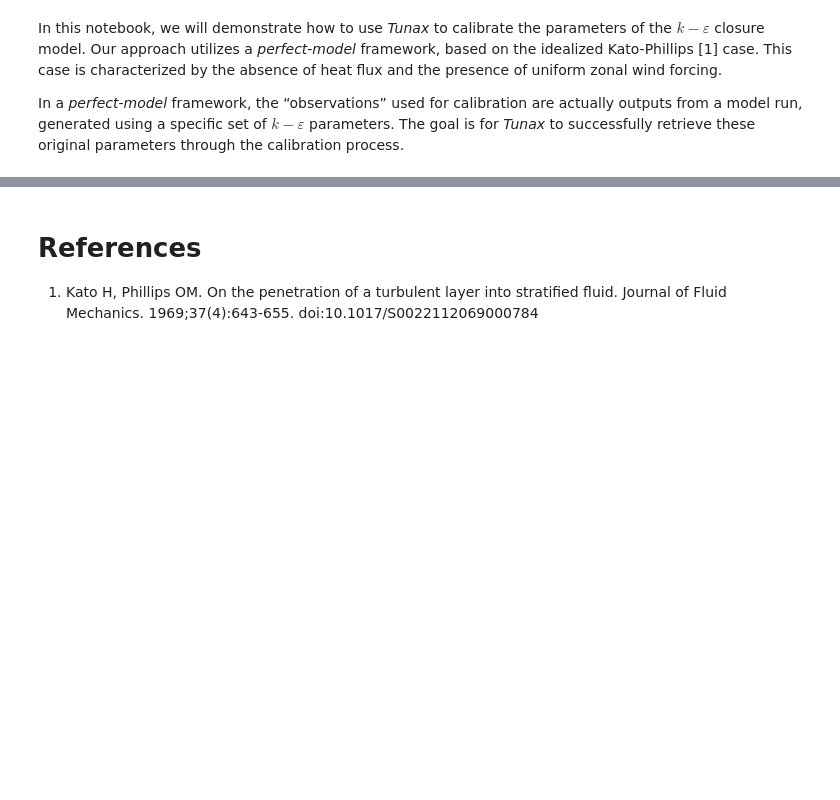
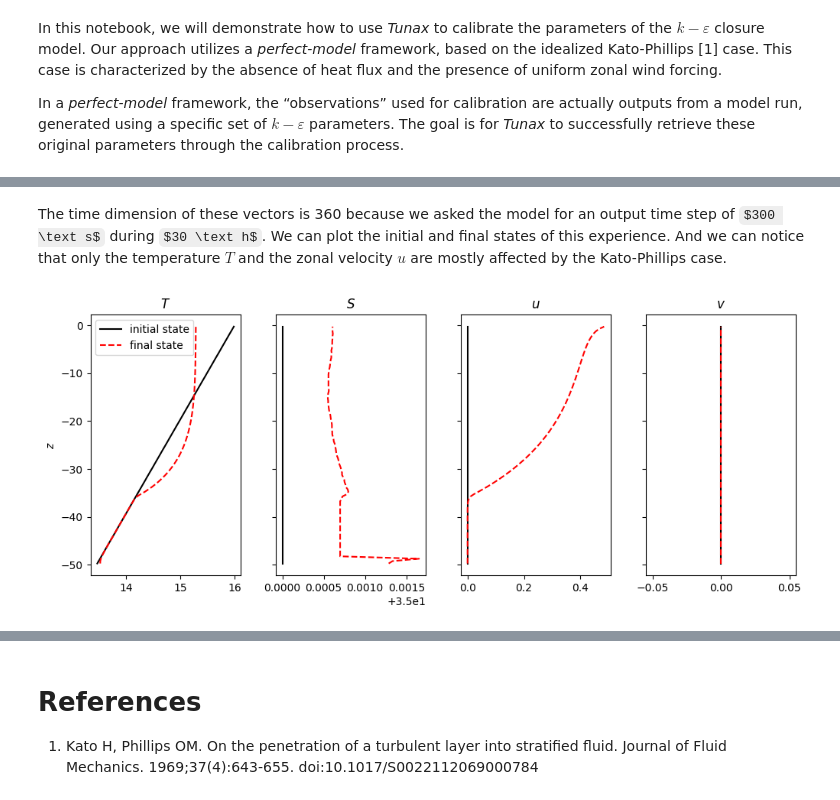
Before and after one commit to meom-group/tunax, a Jupyter notebook: notebooks/k-epsilon_Kato-Phillips.ipynb, the cells around one changed output, grey strips where cells are left out. Cells and saved outputs as stored; diff of their text form; code cells hidden in the pictures; some formulas as TeX source; blank space fills up the shorter version.

```diff
--- a/notebooks/k-epsilon_Kato-Phillips.ipynb
+++ b/notebooks/k-epsilon_Kato-Phillips.ipynb
@@ -27,0 +18,3 @@ model = SingleColumnModel(nt, dt, out_dt, grid, state0, case, 'k-epsilon')
+# %%
+from grid import Grid
+grid = Grid.linear(100, 50)
@@ -27,0 +64,6 @@ model = SingleColumnModel(nt, dt, out_dt, grid, state0, case, 'k-epsilon')
+# %%
+from model import SingleColumnModel
+nt = 3600
+dt = 30.
+out_dt = 300.
+model = SingleColumnModel(nt, dt, out_dt, grid, state0, case, 'k-epsilon')
@@ -27,0 +73,5 @@ model = SingleColumnModel(nt, dt, out_dt, grid, state0, case, 'k-epsilon')
+# %%
+from closures_registry import CLOSURES_REGISTRY
+KepsParamsClass = CLOSURES_REGISTRY['k-epsilon'].parameters_class
+keps_default_params = KepsParamsClass()
+keps_default_params
@@ -27,0 +99,3 @@ model = SingleColumnModel(nt, dt, out_dt, grid, state0, case, 'k-epsilon')
+# %%
+trajectory_obs = model.compute_trajectory_with(keps_default_params)
+trajectory_obs
@@ -27,0 +111,31 @@ model = SingleColumnModel(nt, dt, out_dt, grid, state0, case, 'k-epsilon')
+# %% [markdown]
+The time dimension of these vectors is 360 because we asked the model for an output time step of $300 \text s$ during $30 \text h$. We can plot the initial and final states of this experience. And we can notice that only the temperature $T$ and the zonal velocity $u$ are mostly affected by the Kato-Phillips case.
+# %%
+import matplotlib.pyplot as plt
+
+zr = model.grid.zr
+
+fig, [ax_t, ax_s, ax_u, ax_v] = plt.subplots(1, 4, sharey=True, figsize=(10, 4))
+plt.tight_layout()
+
+ax_t.plot(trajectory_obs.t[0, :], zr, 'k', label='initial state')
+ax_t.plot(trajectory_obs.t[-1, :], zr, 'r--', label='final state')
+ax_s.plot(trajectory_obs.s[0, :], zr, 'k')
+ax_s.plot(trajectory_obs.s[360, :], zr, 'r--')
+ax_u.plot(trajectory_obs.u[0, :], zr, 'k')
+ax_u.plot(trajectory_obs.u[-1, :], zr, 'r--')
+ax_v.plot(trajectory_obs.v[0, :], zr, 'k')
+ax_v.plot(trajectory_obs.v[-1, :], zr, 'r--')
+
+ax_t.set_title('$T$')
+ax_s.set_title('$S$')
+ax_u.set_title('$u$')
+ax_v.set_title('$v$')
+
+ax_t.set_ylabel('$z$')
+
+ax_t.legend()
+
+plt.show()
+# %% [output]
+[figure, added]
```
Also changed, not shown: parts of 21 cells of this notebook, 6 other files.
